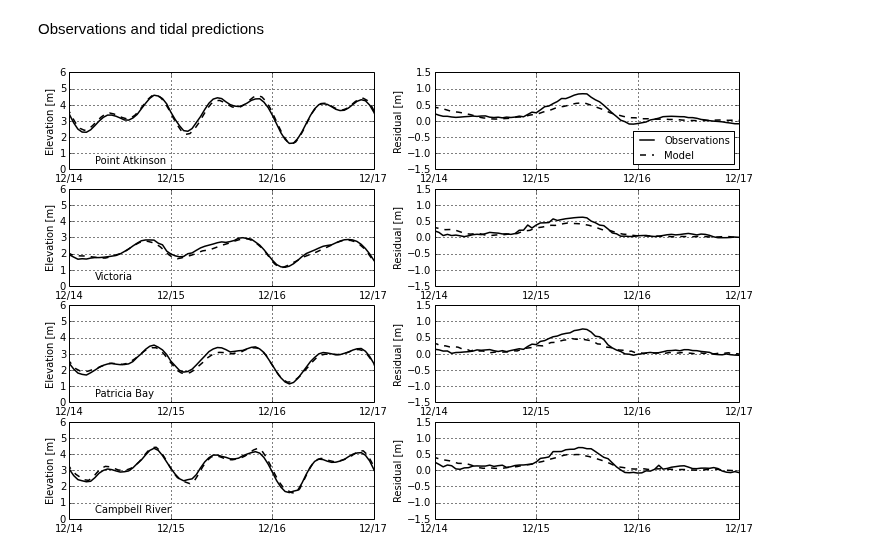
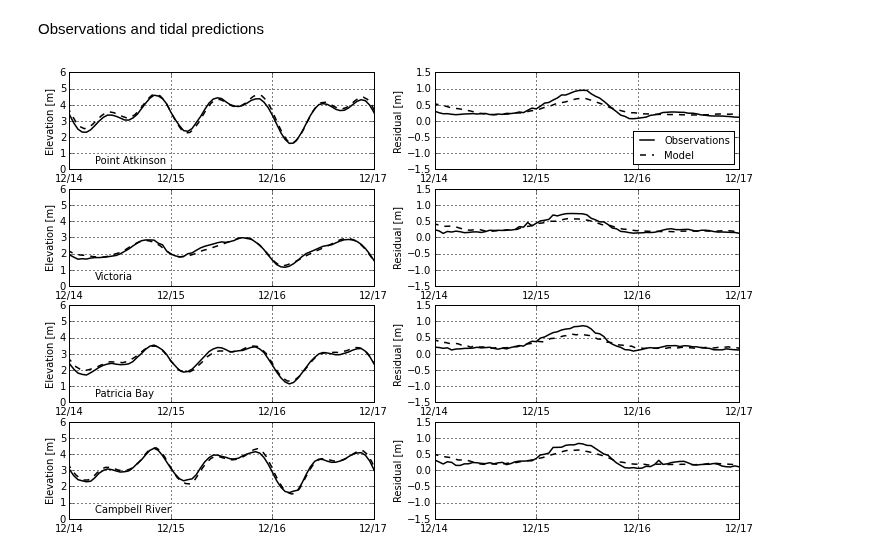
Before and after one commit to SalishSeaCast/storm-surge, a Jupyter notebook: FigureScripts/Dec 2006 - exploring surge.ipynb, the cells around one changed output. Saved outputs shown, nothing was run; the diff lists cells and outputs as text; code cells hidden in the pictures.

Commit message:
Analysis of dec 2006 results

```diff
--- a/FigureScripts/Dec 2006 - exploring surge.ipynb
+++ b/FigureScripts/Dec 2006 - exploring surge.ipynb
@@ -19,7 +19,7 @@ from salishsea_tools import (nc_tools,viz_tools)
 from __future__ import division
 import csv
 # %%
-path = '/ocean/nsoontie/MEOPAR/SalishSea/results/storm-surges/final/dec2006/'
+path = '/ocean/nsoontie/MEOPAR/SalishSea/results/storm-surges/revisions/dec2006/'
 
 
 runs = {'all_forcing','tidesonly', 'ssh_only'}
@@ -37,11 +37,11 @@ lats = fB.variables['nav_lat']
 lons = fB.variables['nav_lon']
 D = fB.variables['Bathymetry']
 # %%
-
+msl = stormtools_revisions.MSLS
 
 stations = {'PointAtkinson': 7795, 'Victoria': 7120, 'PatriciaBay': 7277, 'CampbellRiver': 8074}
-datums = {'PointAtkinson': 3.09, 'Victoria': 1.881, 'PatriciaBay': 2.256, 'CampbellRiver': 2.916,
-          'CrescentBeach': 2.44, 'WhiteRock': 2.85, 'BoundaryBay': 1 }
+#datums = {'PointAtkinson': 3.09, 'Victoria': 1.881, 'PatriciaBay': 2.256, 'CampbellRiver': 2.916,
+#          'CrescentBeach': 2.44, 'WhiteRock': 2.85, 'BoundaryBay': 1 }
 thalwegs = ['Thalweg1','Thalweg2', 'Thalweg3', 'Thalweg4', 'Thalweg5', 'Thalweg6']
 allstations = {'PointAtkinson': 7795, 'Victoria': 7120, 'PatriciaBay': 7277, 'CampbellRiver': 8074,
                'CrescentBeach': 2.44, 'WhiteRock': 2.85 , 'BoundaryBay': 1,
@@ -62,21 +62,24 @@ for run in runs:
         for a in t:
            tlist.append(a.datetime)
         ts[run]=tlist
-    [us[run], vs[run], lats[run], lons[run], tmps[run], sals[run], sshs[run]] = stormtools.combine_data(run_stations)
+    [us[run], vs[run], lats[run], lons[run], tmps[run], sals[run], sshs[run]] = stormtools_revisions.combine_data(run_stations)
     run_stations={};
 # %% [markdown]
 Observations and tidal predictions
 # %%
 start='31-Dec-2005'; end='02-Jan-2007'
-wlev_meas={}; ttide={}; msl={}
+wlev_meas={}; ttide={};
 
 
 for key in stations:
     location=key
     #filename for predictions
-    filename='/data/nsoontie/MEOPAR/analysis/storm_surges/data/'+location+'_t_tide_compare8_' +start+'_'+end+'.csv'
-    [ttide[key], msl[key]] = stormtools.load_tidal_predictions(filename)
-    wlev_meas[key] = stormtools.load_observations(start,end,location)
+    filename='/data/nsoontie/MEOPAR/storm-surge/Revisions/tides/analysis/'+location+'_t_tide_compare8_' +start+'_'+end+'_snr2_filter.csv'
+    [ttide[key], _] = stormtools_revisions.load_tidal_predictions(filename)
+
+    #filename for obs
+    filename = '/data/nsoontie/MEOPAR/storm-surge/Revisions/tides/analysis/wlev_'+str(stations[key])+'_'+start+'_'+end+'.csv'
+    wlev_meas[key] = stormtools_revisions.load_observations(filename)
 # %%
 fig, axs = plt.subplots(4, 2, figsize=(20, 10))
 import matplotlib.dates as mdates
@@ -104,41 +107,41 @@ proper = ['Point Atkinson','Victoria','Patricia Bay', 'Campbell River']
 bg={}
 for (ax,location,name) in zip(axs[:,0], sts,proper):
     hfmt = mdates.DateFormatter('%m/%d')
-    ssh_corr=stormtools.correct_model(sshs['all_forcing'][location][:,0,0],ttide[location],sdt,edt)
+    ssh_corr=stormtools_revisions.correct_model(sshs['all_forcing'][location][:,0,0],ttide[location],sdt,edt)
     ax.plot(wlev_meas[location].time, wlev_meas[location].slev, '-k',label='Observations',lw=1.5)
     run='all_forcing'
-    ssh_corr=stormtools.correct_model(sshs[run][location][:,0,0],ttide[location],sdt,edt)
-    ax.plot(ts[run], ssh_corr+datums[location],'--k',label=run,lw=1.5)
+    ssh_corr=stormtools_revisions.correct_model(sshs[run][location][:,0,0],ttide[location],sdt,edt)
+    ax.plot(ts[run], ssh_corr+msl[location],'--k',label=run,lw=1.5)
     ax.text(sax+timedelta(hours=6),0.4,name,fontsize=10)
     ax.set_xlim([sax,eax])
     ax.set_ylim([0,6])
     ax.set_ylabel('Elevation [m]')
     ax.grid(True,lw=1)
     ax.xaxis.set_major_locator(mdates.DayLocator())
     ax.xaxis.set_major_formatter(hfmt)
 
 
 for (ax,location) in zip(axs[:,1], sts):
     hfmt = mdates.DateFormatter('%m/%d')
-    anom_obs=stormtools.observed_anomaly(ttide[location],wlev_meas[location],msl[location])
-    anom_model=stormtools.modelled_anomaly(sshs,location)
+    anom_obs=stormtools_revisions.observed_anomaly(ttide[location],wlev_meas[location],msl[location])
+    anom_model=sshs['all_forcing'][location][:,0,0]-sshs['tidesonly'][location][:,0,0]
     ax.plot(wlev_meas[location].time, anom_obs, '-k',label='Observations',lw=1.5)
     ax.plot(ts['all_forcing'], anom_model, '--k',label='Model',lw=1.5)
     #anom2 = sshs['ssh_only'][location][:,0,0]-sshs['tidesonly'][location][:,0,0]
     #ax.plot(ts['all_forcing'], anom2,label='ssh_only',lw=1.5)
     ax.set_xlim([sax,eax])
     ax.set_ylim([-1.5,1.5])
     ax.grid(True,lw=1)
     ax.set_ylabel('Residual [m]')
     ax.xaxis.set_major_locator(mdates.DayLocator())
     ax.xaxis.set_major_formatter(hfmt)
 
 axs[0,1].legend(loc=4,prop={'size':10})
 
 fig.set_size_inches(12,8)
 fig.savefig('../RoughWork/Figures/dec2006.pdf', bbox_inches='tight')
 # %% [output]
-[figure, old version]
+[figure, new version]
 # %%
 sts = ['PointAtkinson','Victoria','PatriciaBay', 'CampbellRiver']
 #sim limits
```
Also changed, not shown: parts of 2 cells of this notebook, 2 other files.
